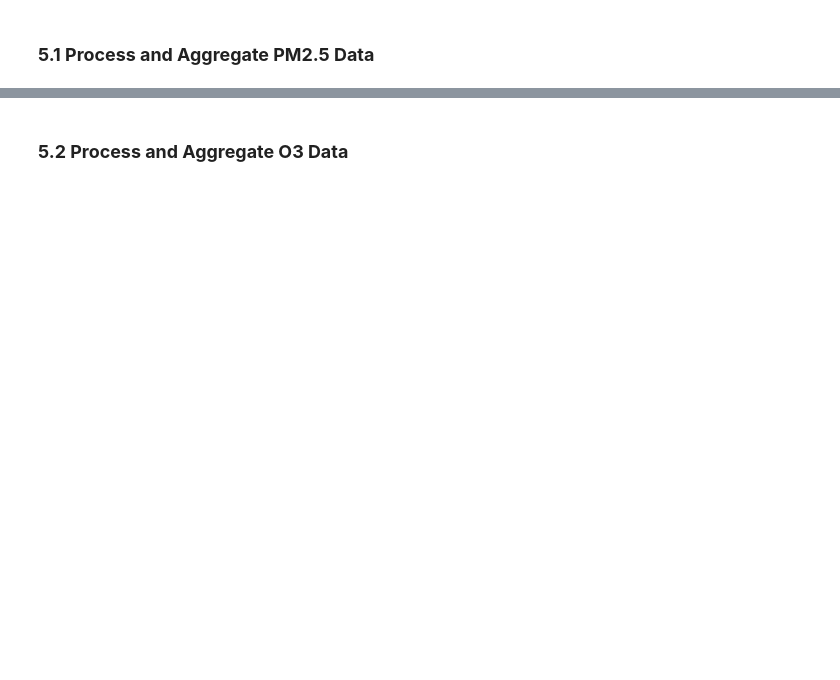
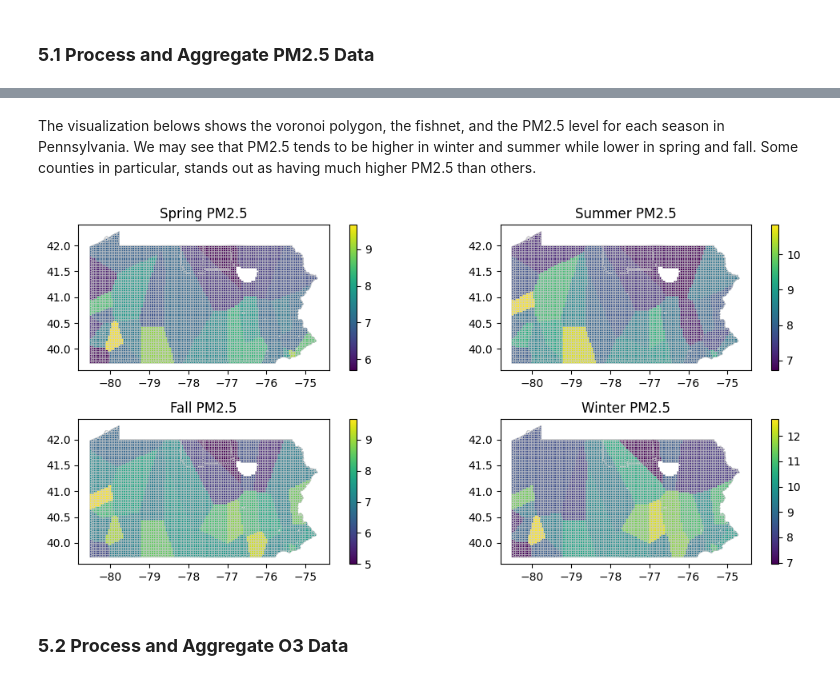
Before and after one commit to emilyzhou112/MUSA6500-Pennsylvania-CRD, a Jupyter notebook: code/PA-CRD-2024.ipynb, the cells around one changed output, grey strips where cells are left out. Cells and saved outputs as stored; diff of their text form; code cells hidden in the pictures; blank space fills up the shorter version.

```diff
--- a/code/PA-CRD-2024.ipynb
+++ b/code/PA-CRD-2024.ipynb
@@ -1124,3 +1187,30 @@ winter_discharge_bynet.drop(columns=['geometry_y'], inplace=True)
+# %% [markdown]
+The visualization belows shows the voronoi polygon, the fishnet, and the PM2.5 level for each season in Pennsylvania. We may see that PM2.5 tends to be higher in winter and summer while lower in spring and fall. Some counties in particular, stands out as having much higher PM2.5 than others.
+# %%
+fig, axes = plt.subplots(2, 2, figsize=(11, 5))
+
+spring_discharge_bynet.rename(columns={'geometry_x': 'geometry'}, inplace=True)
+summer_discharge_bynet.rename(columns={'geometry_x': 'geometry'}, inplace=True)
+fall_discharge_bynet.rename(columns={'geometry_x': 'geometry'}, inplace=True)
+winter_discharge_bynet.rename(columns={'geometry_x': 'geometry'}, inplace=True)
+
+# Plot PM2.5 levels at fishnet for each subplot
+spring_discharge_bynet.plot(column='PM25', cmap='viridis', linewidth=0.4, ax=axes[0, 0], edgecolor='0.8', legend=True)
+summer_discharge_bynet.plot(column='PM25', cmap='viridis', linewidth=0.4, ax=axes[0, 1], edgecolor='0.8', legend=True)
+fall_discharge_bynet.plot(column='PM25', cmap='viridis', linewidth=0.4, ax=axes[1, 0], edgecolor='0.8', legend=True)
+winter_discharge_bynet.plot(column='PM25', cmap='viridis', linewidth=0.4, ax=axes[1, 1], edgecolor='0.8', legend=True)
+
+# Set titles for each subplot
+axes[0, 0].set_title('Spring PM2.5')
+axes[0, 1].set_title('Summer PM2.5')
+axes[1, 0].set_title('Fall PM2.5')
+axes[1, 1].set_title('Winter PM2.5')
+
+# Adjust layout
+plt.tight_layout()
+plt.show()
+# %% [output]
+[figure, added]
 # %% [markdown]
 ### **5.2 Process and Aggregate O3 Data**
 # %%
```
Also changed, not shown: parts of 22 cells of this notebook.
